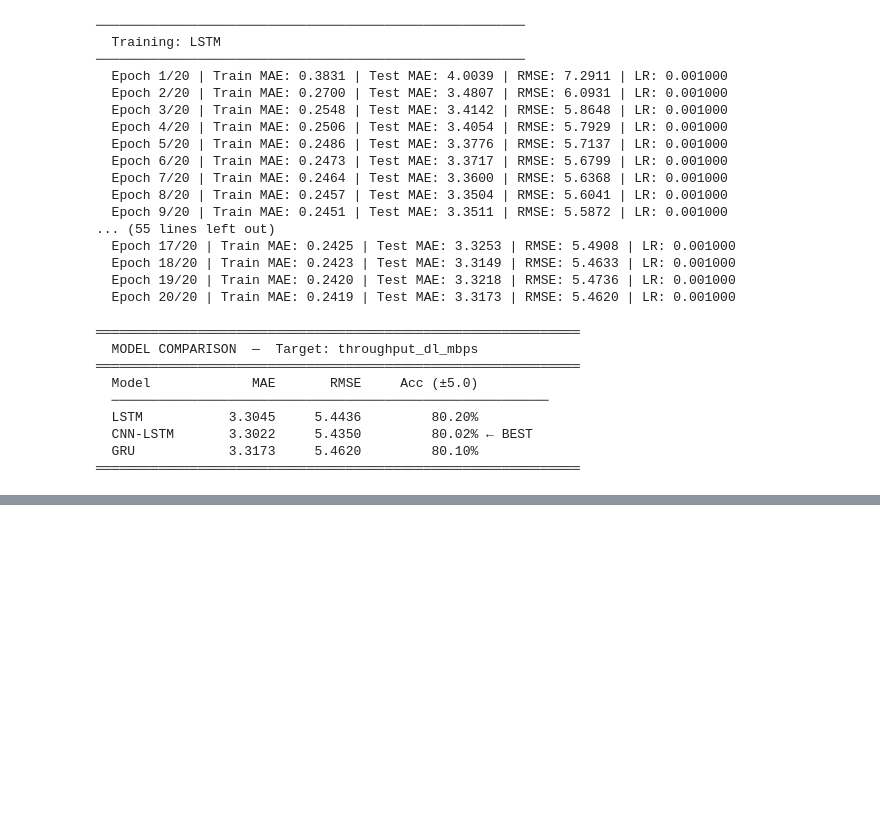
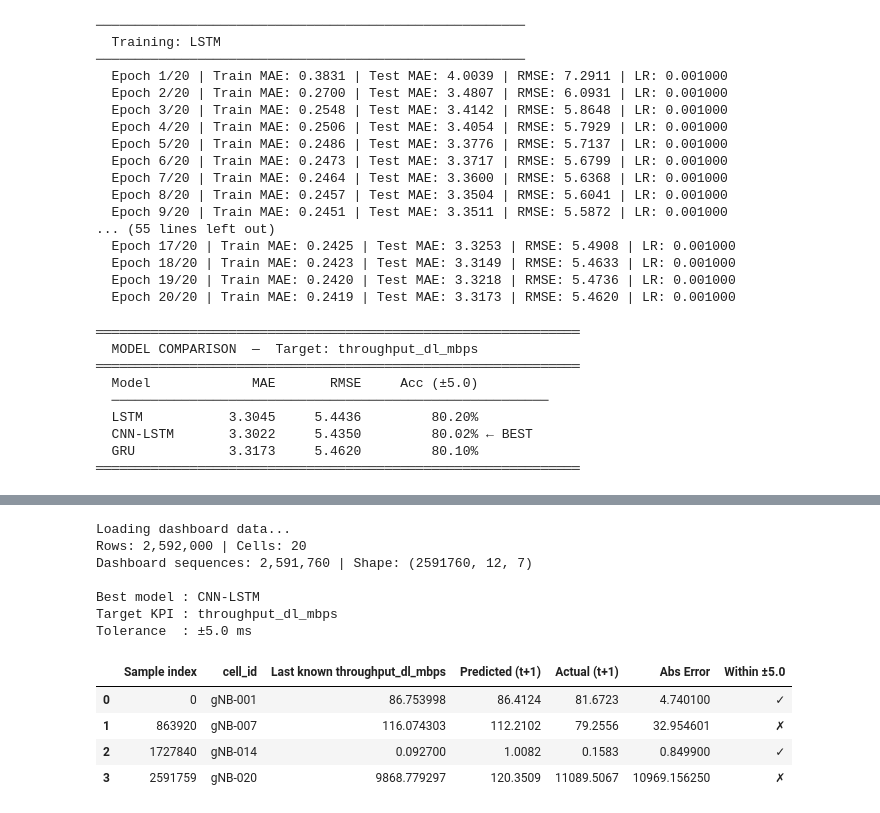
Before and after one commit to MahranAmor/Intelligent-Monitoring-and-Anomaly-Detection-in-5G-Networks, a Jupyter notebook: Models/NB3_Capacity_throughput_dl_mbps.ipynb, the cells around one changed output, grey strips where cells are left out. Cells and saved outputs as stored; diff of their text form; code cells hidden in the pictures; blank space fills up the shorter version.

```diff
--- a/Models/NB3_Capacity_throughput_dl_mbps.ipynb
+++ b/Models/NB3_Capacity_throughput_dl_mbps.ipynb
@@ -325 +240,73 @@ Feature cols saved : /Users/ayoubkallel/PFA2/-Intelligent-Anomaly-Monitoring-in-
+# %%
+# === LOAD DASHBOARD DATA & BUILD SEQUENCES PER CELL ===
+DASHBOARD_PATH = "../Data/Dashboard_data.csv"
+
+print("Loading dashboard data...")
+df_dash = pd.read_csv(DASHBOARD_PATH, parse_dates=["timestamp"])
+df_dash = df_dash.sort_values(["cell_id", "timestamp"]).reset_index(drop=True)
+df_dash = df_dash.dropna(subset=FEATURE_COLS).reset_index(drop=True)
+print(f"Rows: {len(df_dash):,} | Cells: {df_dash['cell_id'].nunique()}")
+
+# Build sequences per cell to avoid cross-cell contamination
+X_dash_list, meta_list = [], []
+
+for cell_id, group in df_dash.groupby("cell_id", sort=True):
+    group = group.sort_values("timestamp").reset_index(drop=True)
+    X_raw_c = group[FEATURE_COLS].values
+    for i in range(SEQ_LEN, len(X_raw_c)):
+        X_dash_list.append(X_raw_c[i - SEQ_LEN : i, :])
+        meta_list.append({
+            "timestamp":    group.iloc[i]["timestamp"],
+            "cell_id":      cell_id,
+            "ue_id":        group.iloc[i]["ue_id"],
+            "slice_type":   group.iloc[i]["slice_type"],
+            "actual_value": float(X_raw_c[i, FEATURE_COLS.index(TARGET_KPI)]),
+        })
+
+X_dash = np.stack(X_dash_list).astype(np.float32)
+print(f"Dashboard sequences: {len(X_dash):,} | Shape: {X_dash.shape}")
+
+# Quick sanity check — show 4 sample predictions on dashboard sequences
+best_model = best["model"]
+best_model.eval()
+
+sample_indices = [0, len(X_dash)//3, 2*len(X_dash)//3, len(X_dash)-1]
+rows = []
+with torch.no_grad():
+    for idx in sample_indices:
+        seq_raw    = X_dash[idx]
+        seq_scaled = scaler_X.transform(seq_raw).astype(np.float32)
+        seq_t      = torch.tensor(seq_scaled[np.newaxis, :, :], device=DEVICE)
+        pred_scaled = best_model(seq_t).cpu().numpy()
+        pred_val    = scaler_y.inverse_transform(pred_scaled)[0, 0]
+        true_val    = meta_list[idx]["actual_value"]
+        error       = abs(pred_val - true_val)
+        rows.append({
+            "Sample index":              idx,
+            "cell_id":                   meta_list[idx]["cell_id"],
+            f"Last known {TARGET_KPI}": round(seq_raw[-1, FEATURE_COLS.index(TARGET_KPI)], 4),
+            "Predicted (t+1)":          round(float(pred_val), 4),
+            "Actual (t+1)":             round(true_val, 4),
+            "Abs Error":                round(error, 4),
+            f"Within ±{TOLERANCE}": "✓" if error <= TOLERANCE else "✗",
+        })
+
+print(f"\nBest model : {best['name']}")
+print(f"Target KPI : {TARGET_KPI}")
+print(f"Tolerance  : ±{TOLERANCE} ms")
+print()
+display(pd.DataFrame(rows))
+# %% [output]
+Loading dashboard data...
+Rows: 2,592,000 | Cells: 20
+Dashboard sequences: 2,591,760 | Shape: (2591760, 12, 7)
+
+Best model : CNN-LSTM
+Target KPI : throughput_dl_mbps
+Tolerance  : ±5.0 ms
+|  | Sample index | cell_id | Last known throughput_dl_mbps | Predicted (t+1) | Actual (t+1) | Abs Error | Within ±5.0 |
+| 0 | 0 | gNB-001 | 86.753998 | 86.4124 | 81.6723 | 4.740100 | ✓ |
+| 1 | 863920 | gNB-007 | 116.074303 | 112.2102 | 79.2556 | 32.954601 | ✗ |
+| 2 | 1727840 | gNB-014 | 0.092700 | 1.0082 | 0.1583 | 0.849900 | ✓ |
+| 3 | 2591759 | gNB-020 | 9868.779297 | 120.3509 | 11089.5067 | 10969.156250 | ✗ |
 # %%
```
Also changed, not shown: parts of 3 cells of this notebook, 9 other files.
